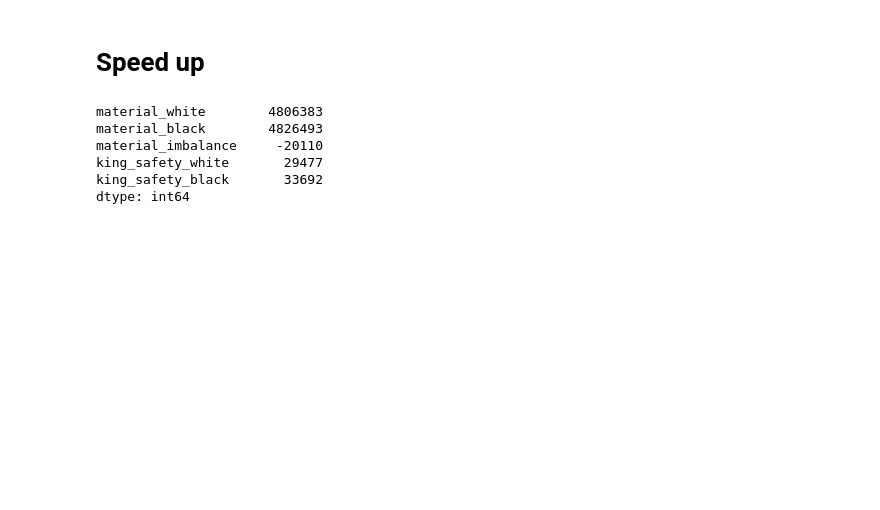
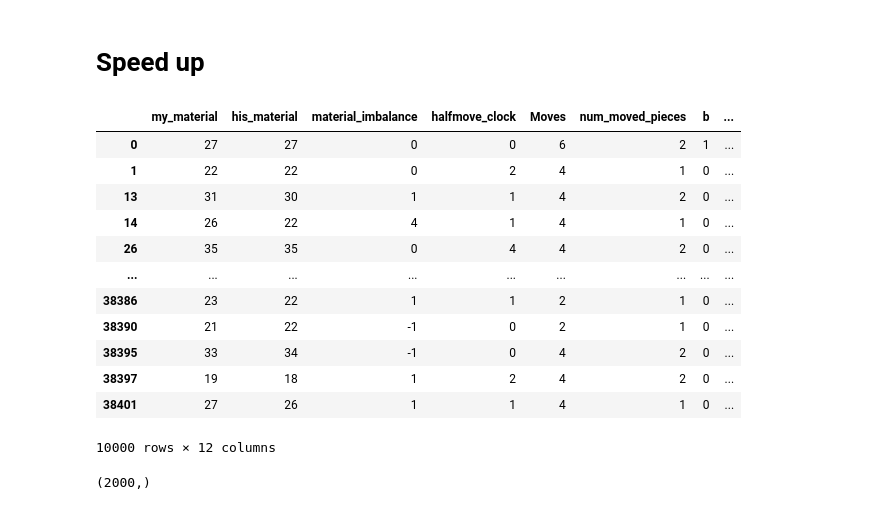
Before and after one commit to marouanetalaa/ChessPredict, a Jupyter notebook: process.ipynb, the cells around one changed output. Drawn from its saved outputs; the diff is of its cells as text; code cells hidden in the pictures; blank space fills up the shorter version.

```diff
--- a/process.ipynb
+++ b/process.ipynb
@@ -87,0 +71,22 @@ df_t = df_train['FEN'].apply(extract_features)
+# %%
+def extract_moved_pieces(fen, moves):
+    board = chess.Board(fen)
+    moved_pieces = set()
+
+    # Split the moves into a list
+    moves_list = moves.split()
+
+    # Apply each move to the board
+    for move in moves_list:
+        move_obj = board.parse_san(move)
+        from_square = move_obj.from_square
+        piece = board.piece_at(from_square)
+        if piece:
+            # Add the piece type and its color to the set
+            moved_pieces.add(piece.symbol())
+        board.push(move_obj)
+
+    # Count the number of unique pieces moved
+    num_moved_pieces = len(moved_pieces)
+
+    return num_moved_pieces, list(moved_pieces)
@@ -88,19 +182,30 @@ df_t = df_train['FEN'].apply(extract_features)
 # %%
 # Now each feature is a column in your DataFrame
-df_t.sum()
+df_t
 # %% [output]
+|  | my_material | his_material | material_imbalance | halfmove_clock | Moves | num_moved_pieces | b | ... |
+| 0 | 27 | 27 | 0 | 0 | 6 | 2 | 1 | ... |
+| 1 | 22 | 22 | 0 | 2 | 4 | 1 | 0 | ... |
+| 13 | 31 | 30 | 1 | 1 | 4 | 2 | 0 | ... |
+| 14 | 26 | 22 | 4 | 1 | 4 | 1 | 0 | ... |
+| 26 | 35 | 35 | 0 | 4 | 4 | 2 | 0 | ... |
+| ... | ... | ... | ... | ... | ... | ... | ... | ... |
+| 38386 | 23 | 22 | 1 | 1 | 2 | 1 | 0 | ... |
+| 38390 | 21 | 22 | -1 | 0 | 2 | 1 | 0 | ... |
+| 38395 | 33 | 34 | -1 | 0 | 4 | 2 | 0 | ... |
+| 38397 | 19 | 18 | 1 | 2 | 4 | 2 | 0 | ... |
+| 38401 | 27 | 26 | 1 | 1 | 4 | 1 | 0 | ... |
-material_white        4806383
-material_black        4826493
-material_imbalance     -20110
-king_safety_white       29477
-king_safety_black       33692
-dtype: int64
+10000 rows × 12 columns
 # %%
 
 from sklearn.model_selection import train_test_split
 
 
 X_train, X_test, y_train, y_test = train_test_split(df_t, targets, test_size=0.2, random_state=42)
+# %%
+y_test.shape
+# %% [output]
+(2000,)
 # %%
 # Feature scaling
 from sklearn.discriminant_analysis import StandardScaler
```
Also changed, not shown: parts of 17 cells of this notebook.
